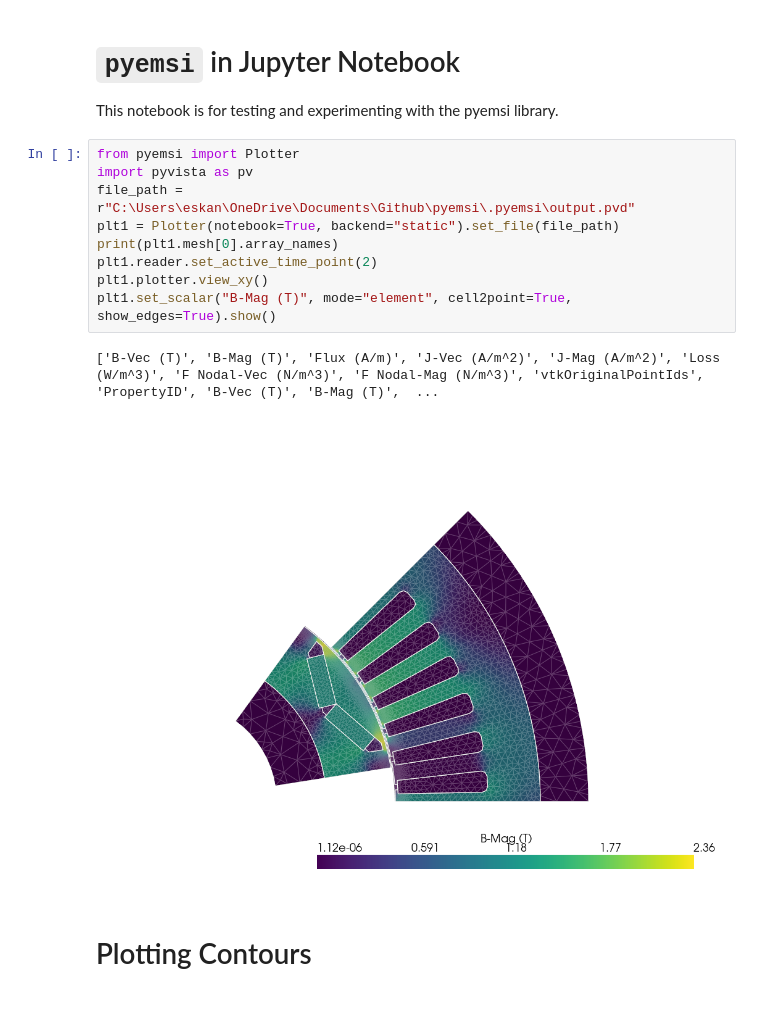
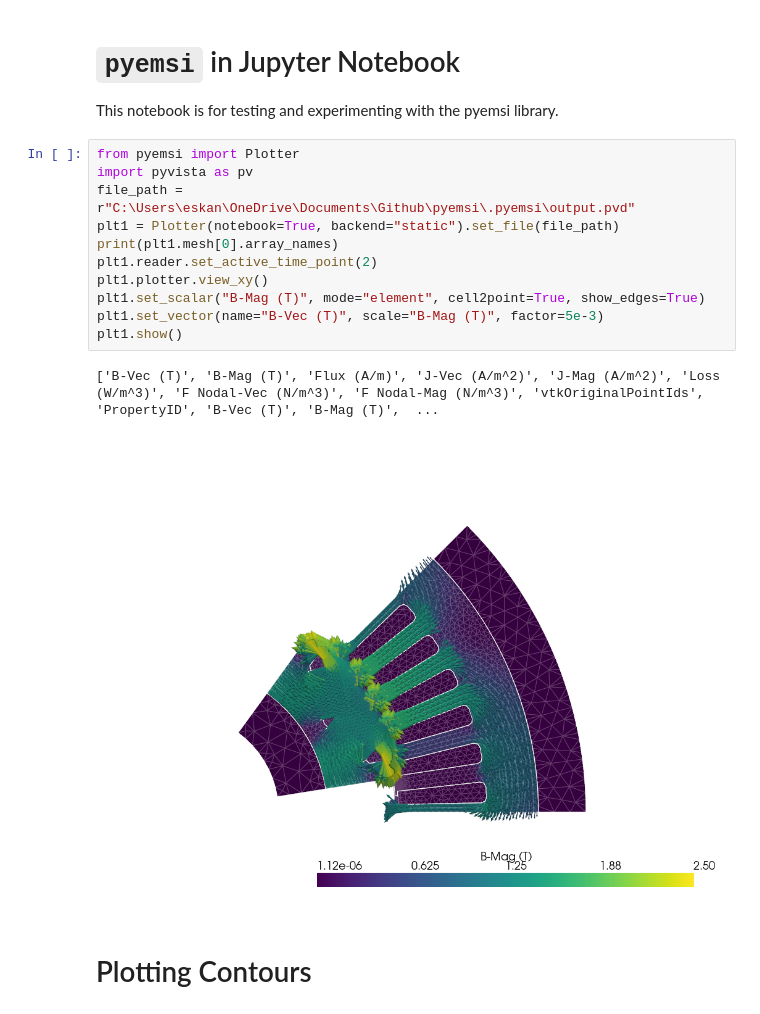
Before and after one commit to EMSolution-SSIL/pyemsi, a Jupyter notebook: Untitled-1.ipynb, the cells around one changed output. Drawn from its saved outputs; the diff is of its cells as text.

```diff
--- a/Untitled-1.ipynb
+++ b/Untitled-1.ipynb
@@ -5,15 +5,17 @@ This notebook is for testing and experimenting with the pyemsi library.
 # %%
 from pyemsi import Plotter
 import pyvista as pv
 file_path = r"C:\Users\eskan\OneDrive\Documents\Github\pyemsi\.pyemsi\output.pvd"
 plt1 = Plotter(notebook=True, backend="static").set_file(file_path)
 print(plt1.mesh[0].array_names)
 plt1.reader.set_active_time_point(2)
 plt1.plotter.view_xy()
-plt1.set_scalar("B-Mag (T)", mode="element", cell2point=True, show_edges=True).show()
+plt1.set_scalar("B-Mag (T)", mode="element", cell2point=True, show_edges=True)
+plt1.set_vector(name="B-Vec (T)", scale="B-Mag (T)", factor=5e-3)
+plt1.show()
 # %% [output]
 ['B-Vec (T)', 'B-Mag (T)', 'Flux (A/m)', 'J-Vec (A/m^2)', 'J-Mag (A/m^2)', 'Loss (W/m^3)', 'F Nodal-Vec (N/m^3)', 'F Nodal-Mag (N/m^3)', 'vtkOriginalPointIds', 'PropertyID', 'B-Vec (T)', 'B-Mag (T)',  ...
-[figure, old version]
+[figure, new version]
 # %% [markdown]
 # Plotting Contours
 # %%
```
Also changed, not shown: 2 other files.
